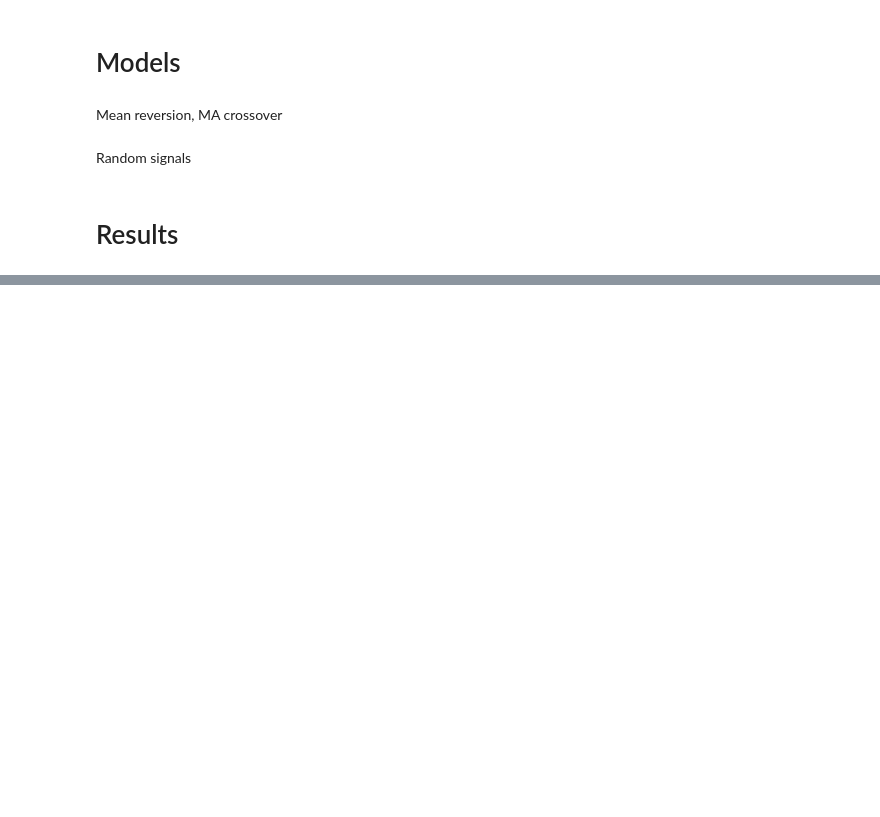
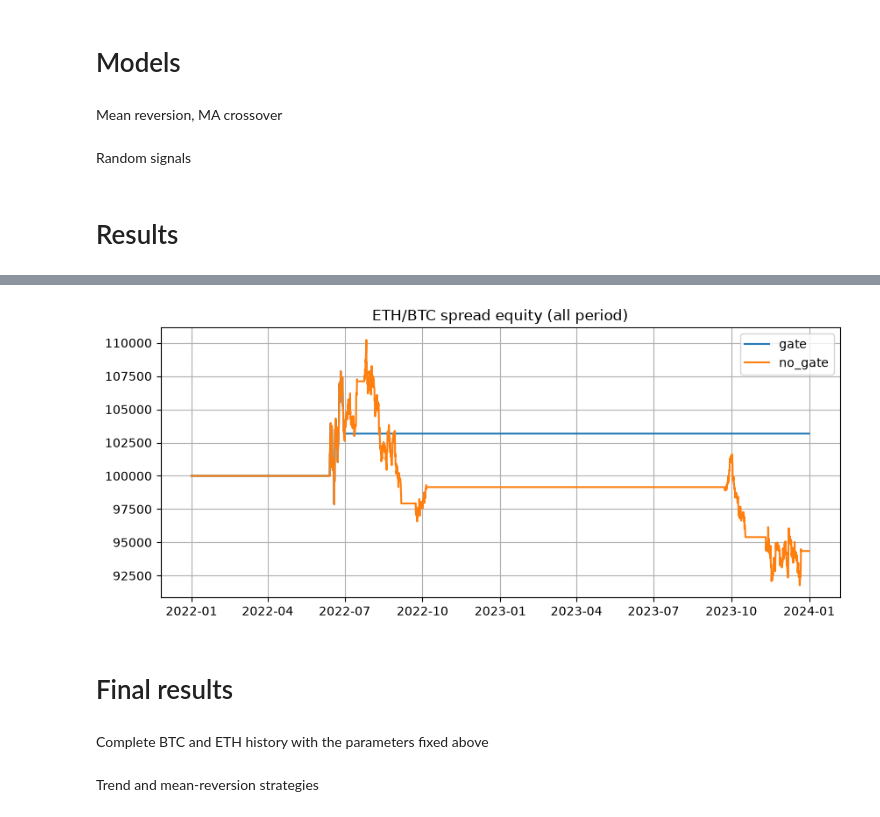
Before and after one commit to InvictusNikola/inter-iit-quant, a Jupyter notebook: main.ipynb, the cells around one changed output, grey strips where cells are left out. Saved outputs shown, nothing was run; the diff lists cells and outputs as text; code cells hidden in the pictures; blank space fills up the shorter version.

```diff
--- a/main.ipynb
+++ b/main.ipynb
@@ -151,0 +339,5 @@ pd.DataFrame({k: {m: r[m] for m in keys} for k, r in results.items()}).T
+# %%
+for name, df in assets.items():
+    for label, fn in [("garch", strategies.garch_size), ("garch_v2", strategies.garch_size_v2)]:
+        s = fn(df).loc['2023':]
+        print(name, label, s.value_counts(normalize=True).sort_index())
@@ -151,0 +407,14 @@ pd.DataFrame({k: {m: r[m] for m in keys} for k, r in results.items()}).T
+# %%
+pairs_gates = [("gate", 0.10), ("no_gate", 1.01)]
+pairs_cmp = {}
+
+for label, p_max in pairs_gates:
+    fit = strategies.pairs_fit(eth_23, btc_23, p_max=p_max)
+    sig = strategies.pairs_reversion(eth_23, btc_23, fit=fit)
+    spread = strategies.pairs_spread(eth_23, btc_23, fit[1])
+    print(label, "gate on:", fit[2].loc['2022-01-01':].mean())
+
+    for period, a, b in [("all", '2022-01-01', '2023-12-31'), ("2022", '2022-01-01', '2022-12-31'), ("2023", '2023-01-01', '2023-12-31')]:
+        pairs_cmp[(label, period)] = bactester(spread.loc[a:b], sig.loc[a:b], start_capital=start_capital, periods=periods)
+
+pd.DataFrame({k: {m: r[m] for m in keys} for k, r in pairs_cmp.items()}).T.round(3)
@@ -151,0 +431,10 @@ pd.DataFrame({k: {m: r[m] for m in keys} for k, r in results.items()}).T
+# %%
+plots.plot_equity(pairs_cmp, ["gate", "no_gate"], ["all"], title="ETH/BTC spread equity ({} period)")
+# %% [output]
+[figure, added]
+# %% [markdown]
+# Final results
+# %% [markdown]
+Complete BTC and ETH history with the parameters fixed above
+# %% [markdown]
+Trend and mean-reversion strategies
```
Also changed, not shown: parts of 35 cells of this notebook, 10 other files.
